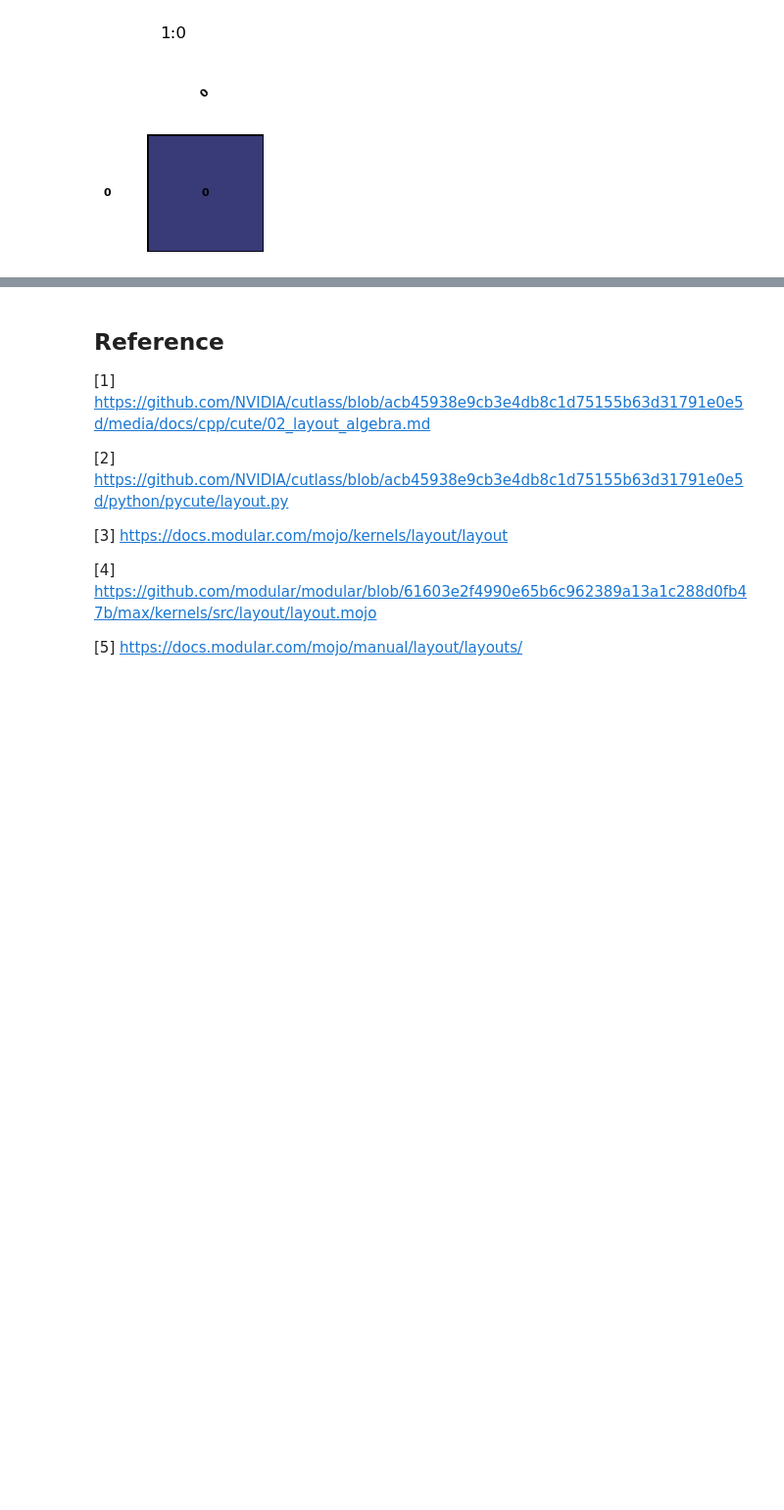
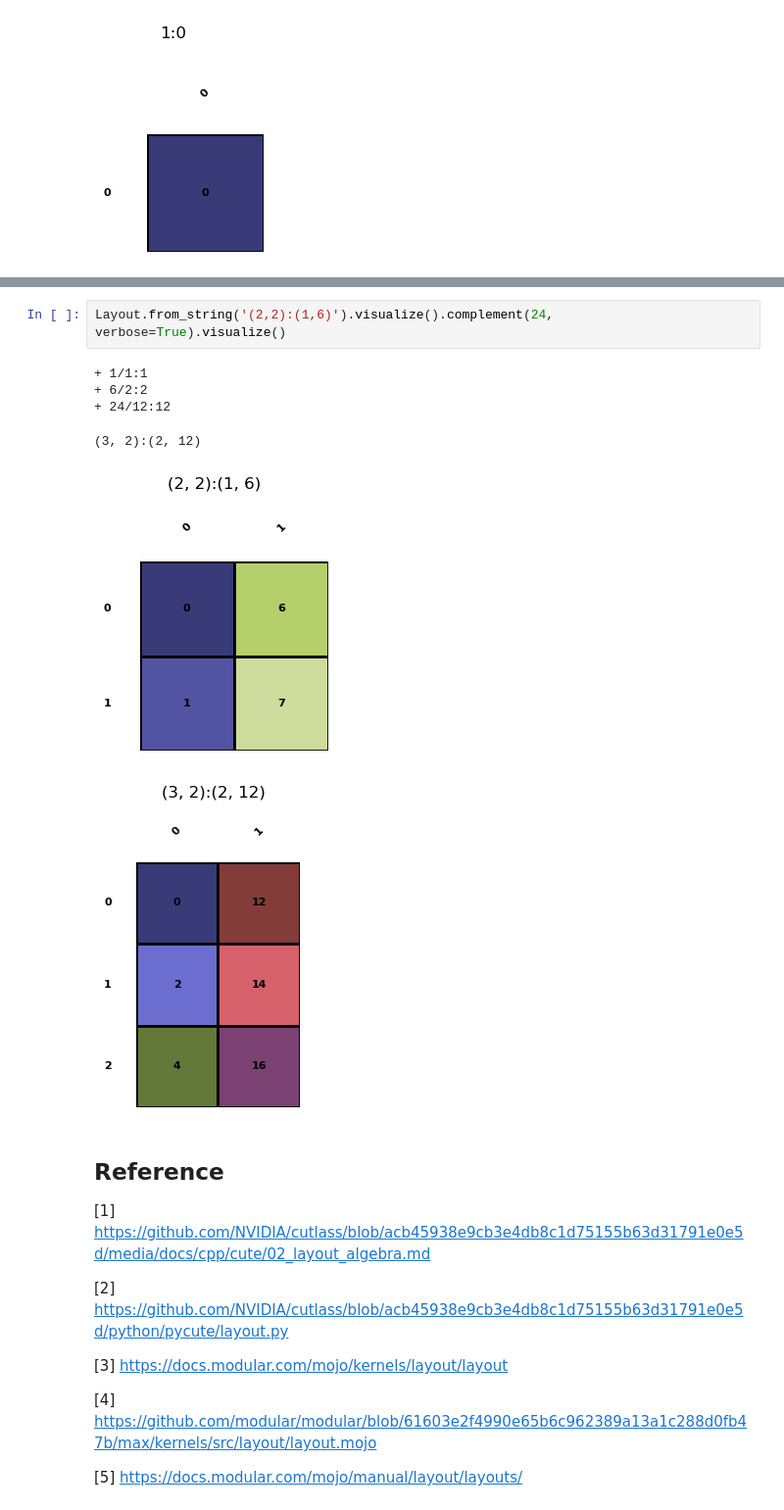
Before and after one commit to w32zhong/simp-intelligence, a Jupyter notebook: simp_intelligence/math/layout_basics.ipynb, the cells around one changed output, grey strips where cells are left out. Shown at 98% size. Saved outputs shown, nothing was run; the diff lists cells and outputs as text; blank space fills up the shorter version.

Commit message:
complement examples done.

```diff
--- a/simp_intelligence/math/layout_basics.ipynb
+++ b/simp_intelligence/math/layout_basics.ipynb
@@ -186,3 +187,12 @@ Layout.from_string('(2,4):(1,6)').visualize().complement(24, verbose=True).visua
+# %%
+Layout.from_string('(2,2):(1,6)').visualize().complement(24, verbose=True).visualize()
+# %% [output]
++ 1/1:1
++ 6/2:2
++ 24/12:12
+(3, 2):(2, 12)
+[figure, added]
+[figure, added]
 # %% [markdown]
 ## Reference
 [1] https://github.com/NVIDIA/cutlass/blob/acb45938e9cb3e4db8c1d75155b63d31791e0e5d/media/docs/cpp/cute/02_layout_algebra.md
```
Also changed, not shown: parts of 5 cells of this notebook.
